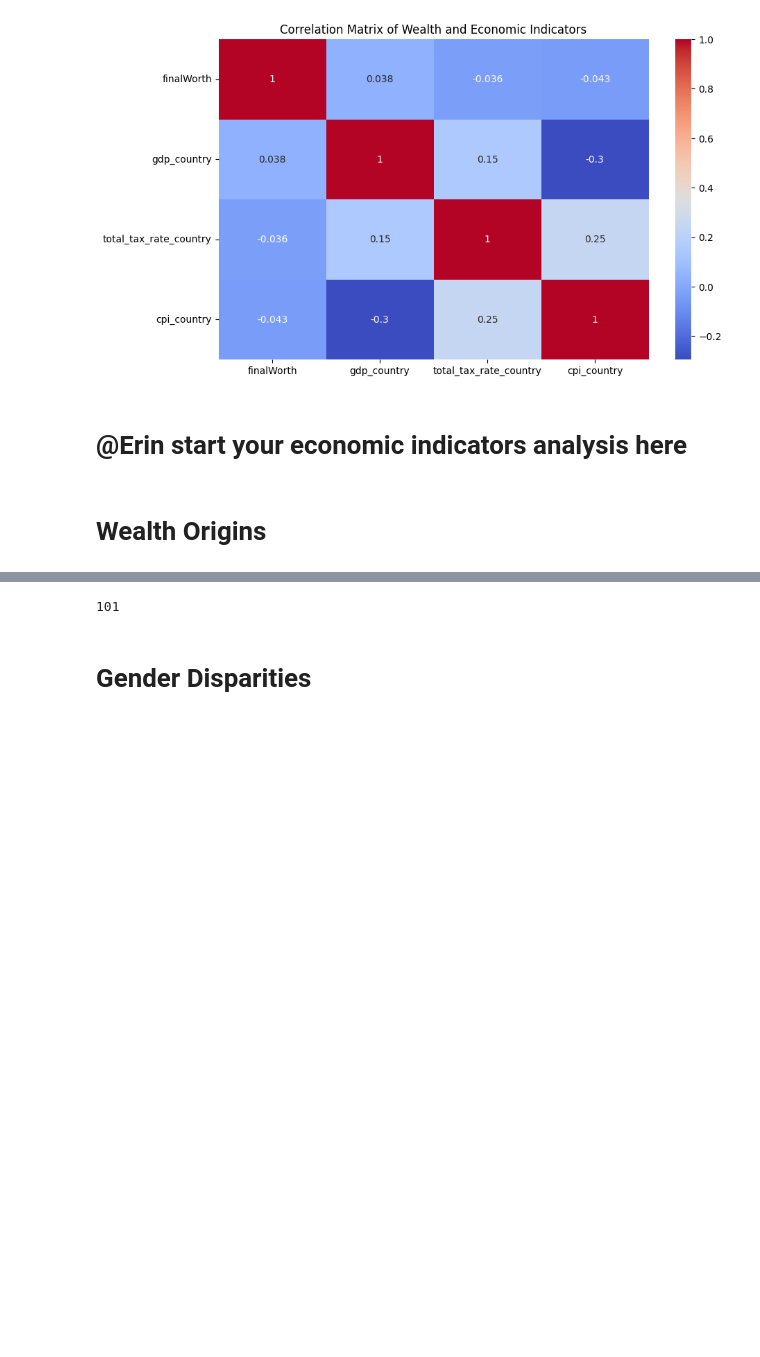
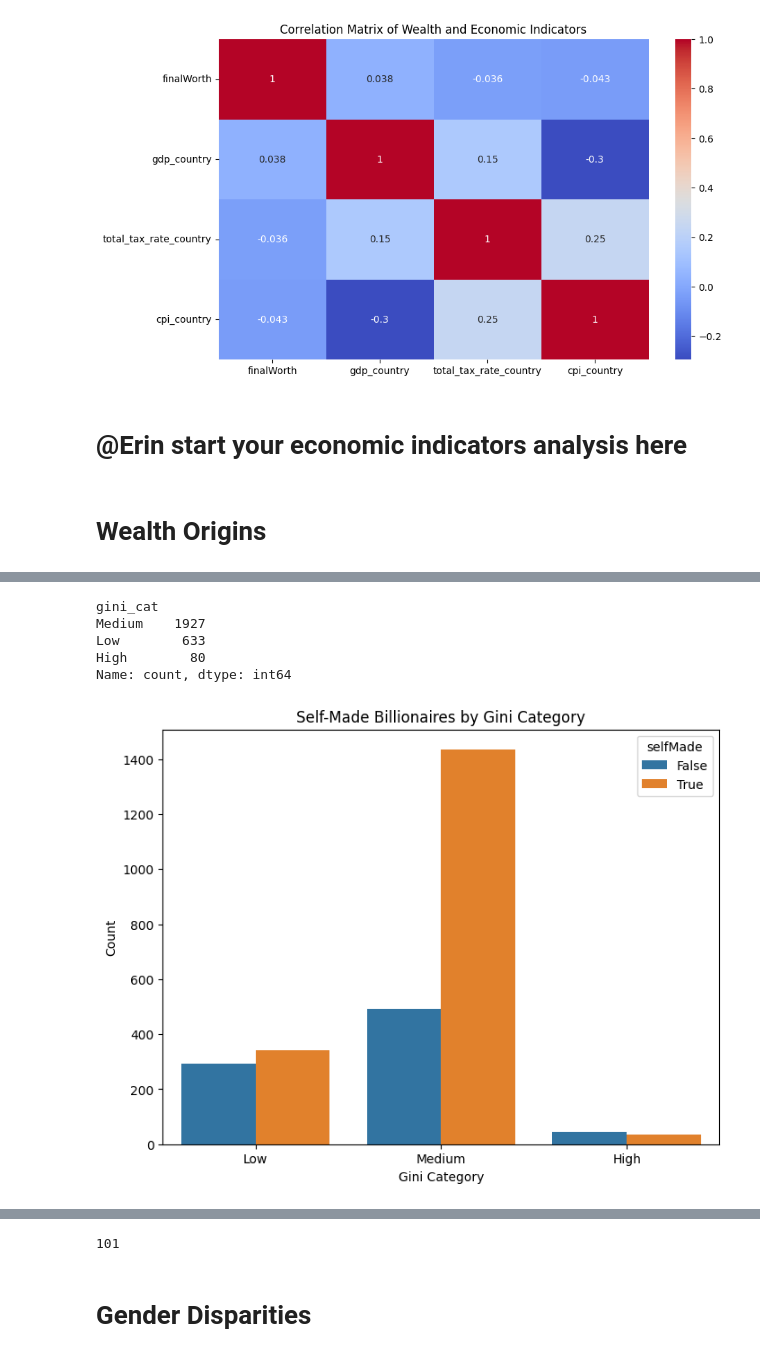
Before and after one commit to ErinZhan2500/SI618FinalProject, a Jupyter notebook: FinalProject.ipynb, the cells around one changed output, grey strips where cells are left out. Saved outputs shown, nothing was run; the diff lists cells and outputs as text; code cells hidden in the pictures; blank space fills up the shorter version.

Commit message:
gini

```diff
--- a/FinalProject.ipynb
+++ b/FinalProject.ipynb
@@ -401,0 +415,23 @@ plt.show()
+# %%
+low_gini = 0.35
+high_gini = 0.42
+
+final_df['gini_cat'] = np.select([final_df['Gini coefficient'] < low_gini,
+                                  final_df['Gini coefficient'] > high_gini],
+                                ['Low', 'High'], default='Medium')
+final_df.gini_cat.value_counts()
+# %% [output]
+gini_cat
+Medium    1927
+Low        633
+High        80
+Name: count, dtype: int64
+# %%
+plt.figure(figsize=(8, 6))
+sns.countplot(data=final_df, x='gini_cat', hue='selfMade')
+plt.title('Self-Made Billionaires by Gini Category')
+plt.xlabel('Gini Category')
+plt.ylabel('Count')
+plt.show()
+# %% [output]
+[figure, added]
```
Also changed, not shown: parts of 3 cells of this notebook.
